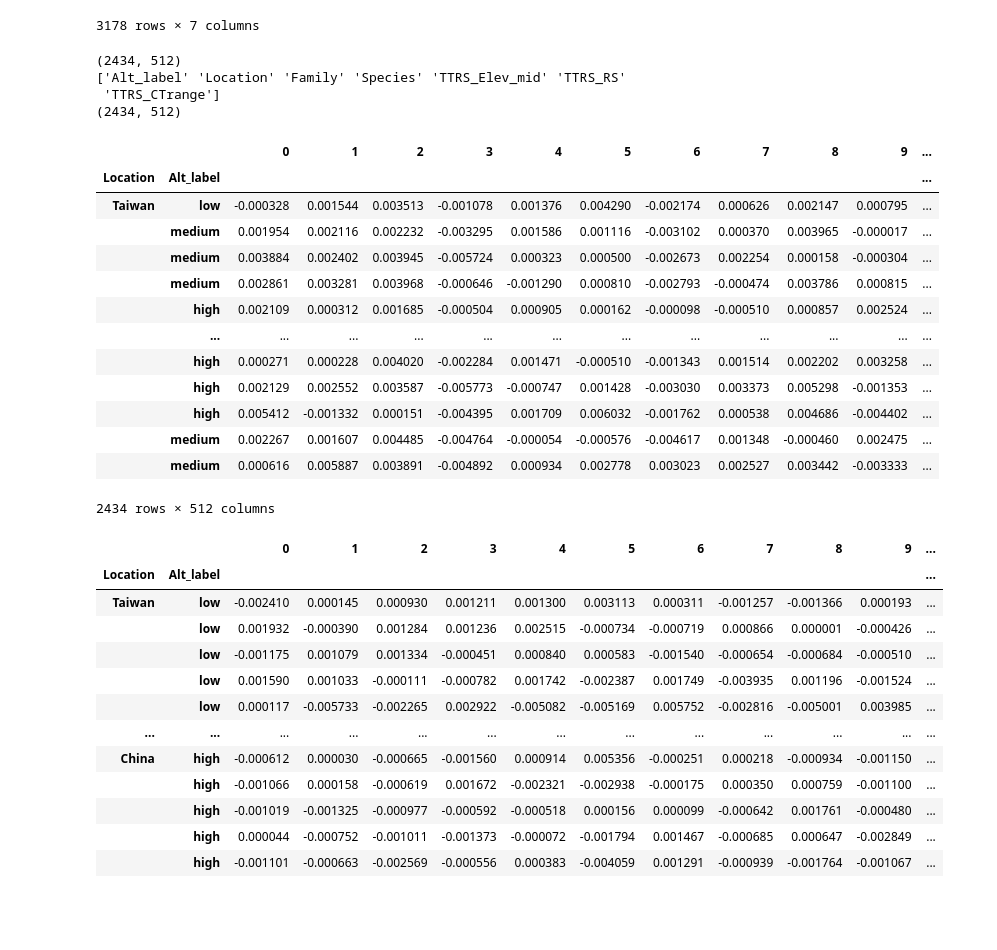
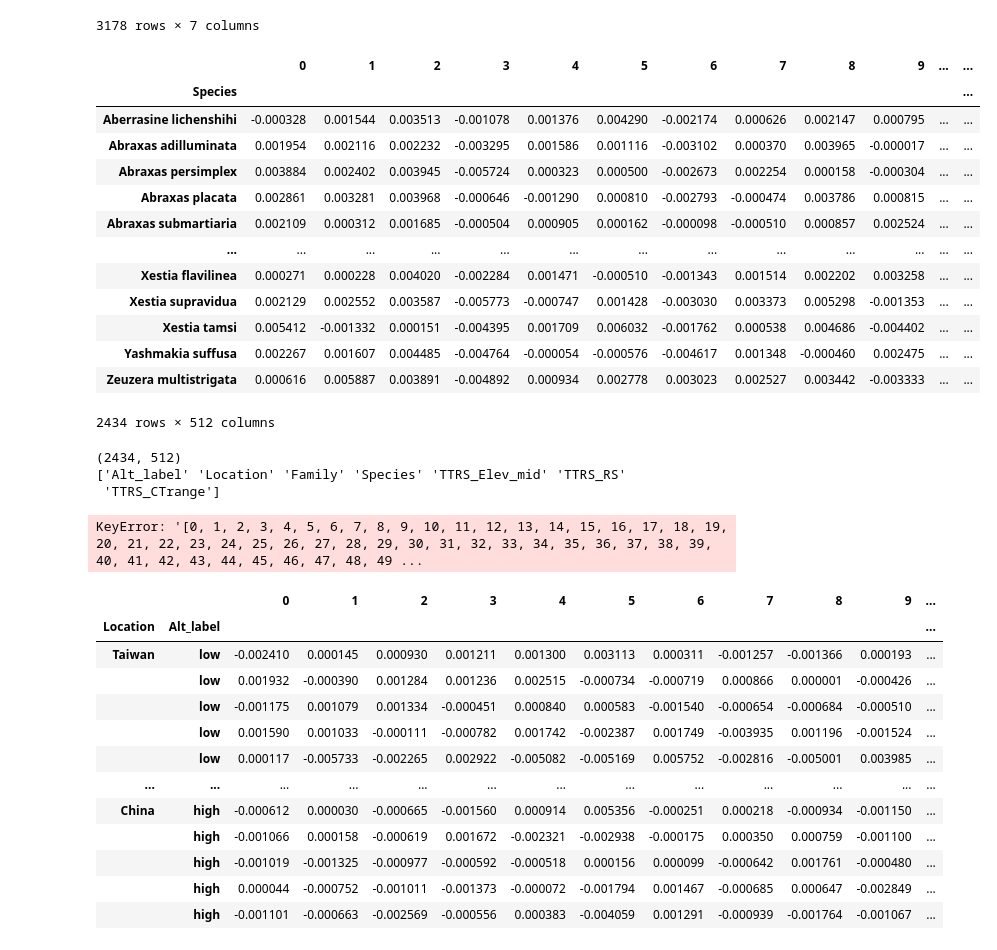
Before and after one commit to YunghuiHsu/Moth_Project, a Jupyter notebook: Moth_thermal/vsc/explore_LatentSpace.ipynb, the cells around one changed output. Saved outputs shown, nothing was run; the diff lists cells and outputs as text; code cells hidden in the pictures; blank space fills up the shorter version.

Commit message:
Add files via upload
# 修改coding_sp_media 計算方式
# 改為df_coding.groupby('Species').agg(np.median))

```diff
--- a/Moth_thermal/vsc/explore_LatentSpace.ipynb
+++ b/Moth_thermal/vsc/explore_LatentSpace.ipynb
@@ -780,3 +729,10 @@ coding_sp_median.shape
+# %%
+col = ['Location','Species',]
+df_coding_sp_median = (df_coding_sp_based[col].merge(coding,
+                              left_index=True, right_index=True,)
+                       .groupby('Species').agg(np.median))
+
+# df_coding_sp_median.to_csv('meta/df_coding_sp_median.csv')
 # %%
 # 產出各物種特徵
 dir_sp_median = Path('results/Species_Feature_Median')
@@ -917,19 +873,27 @@ Taiwan     : [ 340. 1245. 2148. 3050.]
 | 3176 | medium | China | Uraniidae | SJ_URA01 | 2519.5 | 1311 | 40.366667 |
 | 3177 | low | China | Uraniidae | SJ_URA02 | 1430.0 | 1140 | 47.400000 |
 3178 rows × 7 columns
+# %%
+df_coding_sp_median
+# %% [output]
+|  | 0 | 1 | 2 | 3 | 4 | 5 | 6 | 7 | 8 | 9 | ... | ... |
+| Species |  |  |  |  |  |  |  |  |  |  |  | ... |
+| Aberrasine lichenshihi | -0.000328 | 0.001544 | 0.003513 | -0.001078 | 0.001376 | 0.004290 | -0.002174 | 0.000626 | 0.002147 | 0.000795 | ... | ... |
+| Abraxas adilluminata | 0.001954 | 0.002116 | 0.002232 | -0.003295 | 0.001586 | 0.001116 | -0.003102 | 0.000370 | 0.003965 | -0.000017 | ... | ... |
+| Abraxas persimplex | 0.003884 | 0.002402 | 0.003945 | -0.005724 | 0.000323 | 0.000500 | -0.002673 | 0.002254 | 0.000158 | -0.000304 | ... | ... |
+| Abraxas placata | 0.002861 | 0.003281 | 0.003968 | -0.000646 | -0.001290 | 0.000810 | -0.002793 | -0.000474 | 0.003786 | 0.000815 | ... | ... |
+| Abraxas submartiaria | 0.002109 | 0.000312 | 0.001685 | -0.000504 | 0.000905 | 0.000162 | -0.000098 | -0.000510 | 0.000857 | 0.002524 | ... | ... |
+| ... | ... | ... | ... | ... | ... | ... | ... | ... | ... | ... | ... | ... |
+| Xestia flavilinea | 0.000271 | 0.000228 | 0.004020 | -0.002284 | 0.001471 | -0.000510 | -0.001343 | 0.001514 | 0.002202 | 0.003258 | ... | ... |
+| Xestia supravidua | 0.002129 | 0.002552 | 0.003587 | -0.005773 | -0.000747 | 0.001428 | -0.003030 | 0.003373 | 0.005298 | -0.001353 | ... | ... |
+| Xestia tamsi | 0.005412 | -0.001332 | 0.000151 | -0.004395 | 0.001709 | 0.006032 | -0.001762 | 0.000538 | 0.004686 | -0.004402 | ... | ... |
+| Yashmakia suffusa | 0.002267 | 0.001607 | 0.004485 | -0.004764 | -0.000054 | -0.000576 | -0.004617 | 0.001348 | -0.000460 | 0.002475 | ... | ... |
+| Zeuzera multistrigata | 0.000616 | 0.005887 | 0.003891 | -0.004892 | 0.000934 | 0.002778 | 0.003023 | 0.002527 | 0.003442 | -0.003333 | ... | ... |
+2434 rows × 512 columns
 # %%
 # 在coding_sp_median 建立 index:['location', 'alt_label']，整理成dataframe格式
 
-
-# 讀取 sp_based coding & 對應的 sp_index
-coding_sp_median = np.load('meta/coding_sp_median.npy')
-
-with open('meta/sp_idxs.json') as f:
-    sp_idxs = json.load(f)              # sp : indexes
-
-df_coding_sp_median = pd.DataFrame(coding_sp_median, index=sp_idxs.keys())   # 使用sp作為index
-
-print(coding_sp_median.shape)
+print(df_coding_sp_median.shape)   # index為sp
 
 *_, dim = coding_sp_median.shape
 print(df_TTRS_Alt_label.columns.values)
@@ -950,21 +914,7 @@ df_coding_sp_median
 (2434, 512)
 ['Alt_label' 'Location' 'Family' 'Species' 'TTRS_Elev_mid' 'TTRS_RS'
  'TTRS_CTrange']
-(2434, 512)
-|  |  | 0 | 1 | 2 | 3 | 4 | 5 | 6 | 7 | 8 | 9 | ... |
-| Location | Alt_label |  |  |  |  |  |  |  |  |  |  | ... |
-| Taiwan | low | -0.000328 | 0.001544 | 0.003513 | -0.001078 | 0.001376 | 0.004290 | -0.002174 | 0.000626 | 0.002147 | 0.000795 | ... |
-|  | medium | 0.001954 | 0.002116 | 0.002232 | -0.003295 | 0.001586 | 0.001116 | -0.003102 | 0.000370 | 0.003965 | -0.000017 | ... |
-|  | medium | 0.003884 | 0.002402 | 0.003945 | -0.005724 | 0.000323 | 0.000500 | -0.002673 | 0.002254 | 0.000158 | -0.000304 | ... |
-|  | medium | 0.002861 | 0.003281 | 0.003968 | -0.000646 | -0.001290 | 0.000810 | -0.002793 | -0.000474 | 0.003786 | 0.000815 | ... |
-|  | high | 0.002109 | 0.000312 | 0.001685 | -0.000504 | 0.000905 | 0.000162 | -0.000098 | -0.000510 | 0.000857 | 0.002524 | ... |
-|  | ... | ... | ... | ... | ... | ... | ... | ... | ... | ... | ... | ... |
-|  | high | 0.000271 | 0.000228 | 0.004020 | -0.002284 | 0.001471 | -0.000510 | -0.001343 | 0.001514 | 0.002202 | 0.003258 | ... |
-|  | high | 0.002129 | 0.002552 | 0.003587 | -0.005773 | -0.000747 | 0.001428 | -0.003030 | 0.003373 | 0.005298 | -0.001353 | ... |
-|  | high | 0.005412 | -0.001332 | 0.000151 | -0.004395 | 0.001709 | 0.006032 | -0.001762 | 0.000538 | 0.004686 | -0.004402 | ... |
-|  | medium | 0.002267 | 0.001607 | 0.004485 | -0.004764 | -0.000054 | -0.000576 | -0.004617 | 0.001348 | -0.000460 | 0.002475 | ... |
-|  | medium | 0.000616 | 0.005887 | 0.003891 | -0.004892 | 0.000934 | 0.002778 | 0.003023 | 0.002527 | 0.003442 | -0.003333 | ... |
-2434 rows × 512 columns
+KeyError: '[0, 1, 2, 3, 4, 5, 6, 7, 8, 9, 10, 11, 12, 13, 14, 15, 16, 17, 18, 19, 20, 21, 22, 23, 24, 25, 26, 27, 28, 29, 30, 31, 32, 33, 34, 35, 36, 37, 38, 39, 40, 41, 42, 43, 44, 45, 46, 47, 48, 49 ...
 # %%
 # 計算每個物種與(海拔分)群中心點差異
 # 等同以下寫法
```
Also changed, not shown: parts of 6 cells of this notebook.
